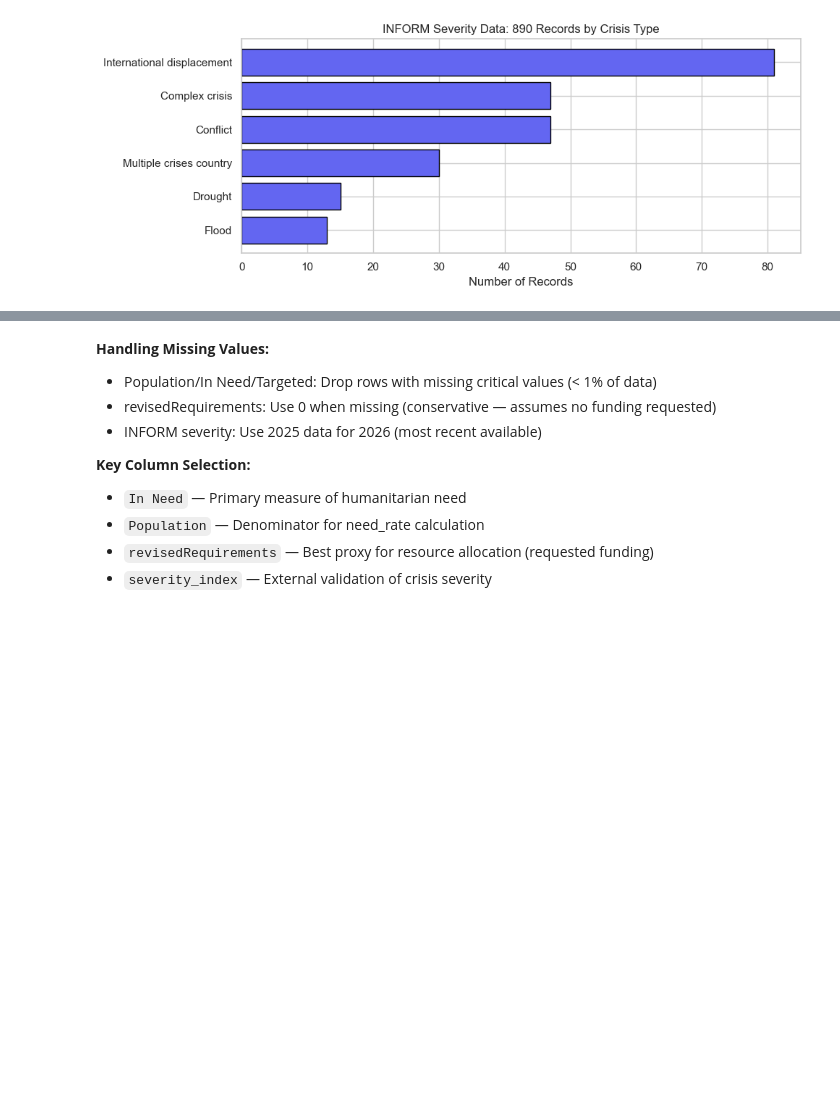
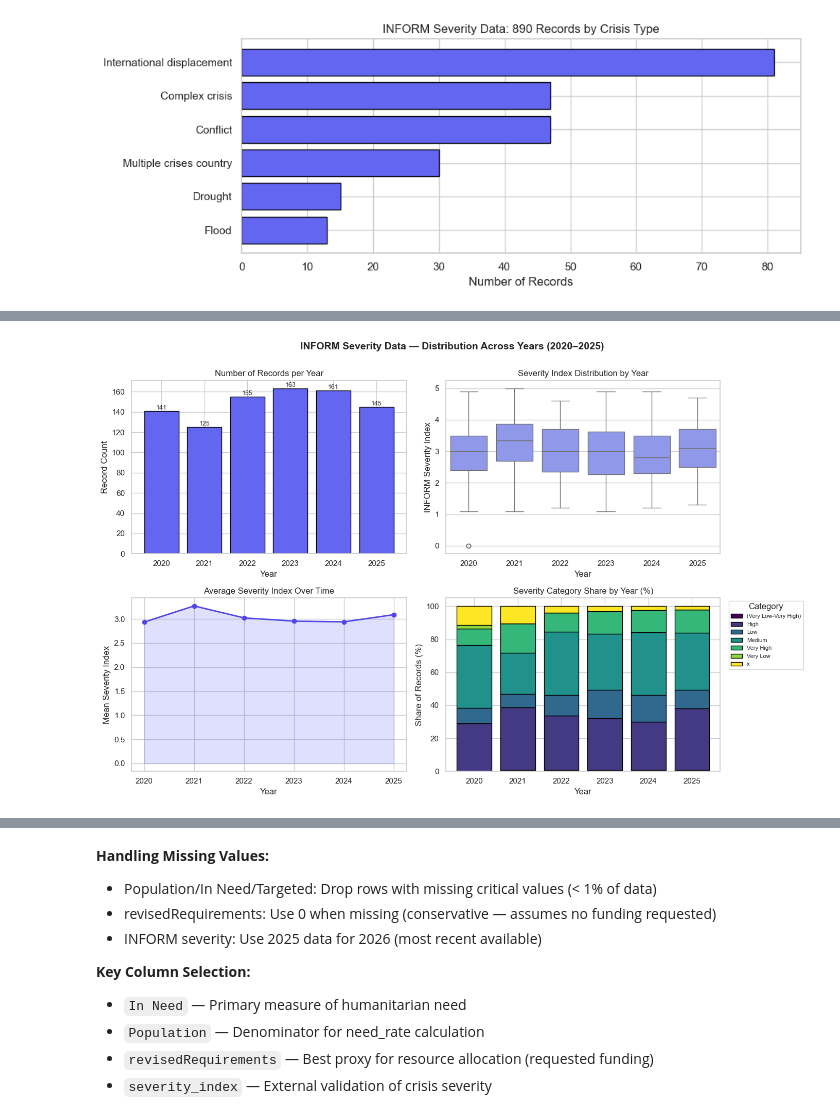
Before and after one commit to USER-397X/OCHA, a Jupyter notebook: ocha_eda.ipynb, the cells around one changed output, grey strips where cells are left out. Drawn from its saved outputs; the diff is of its cells as text; code cells hidden in the pictures; blank space fills up the shorter version.

```diff
--- a/ocha_eda.ipynb
+++ b/ocha_eda.ipynb
@@ -169,0 +258,55 @@ plt.show()
+# %%
+# Distribution of INFORM Severity data across years
+fig, axes = plt.subplots(2, 2, figsize=(14, 9))
+
+# --- 1. Record counts per year ---
+year_counts = inform["year"].value_counts().sort_index()
+axes[0, 0].bar(year_counts.index.astype(int), year_counts.values,
+               color="#6366f1", edgecolor="black")
+axes[0, 0].set_title("Number of Records per Year")
+axes[0, 0].set_xlabel("Year")
+axes[0, 0].set_ylabel("Record Count")
+for x, y in zip(year_counts.index.astype(int), year_counts.values):
+    axes[0, 0].text(x, y, f"{y:,}", ha="center", va="bottom", fontsize=9)
+
+# --- 2. Severity index distribution by year (boxplot) ---
+sns.boxplot(
+    data=inform.dropna(subset=["severity_index", "year"]),
+    x="year", y="severity_index",
+    ax=axes[0, 1], color="#818cf8"
+)
+axes[0, 1].set_title("Severity Index Distribution by Year")
+axes[0, 1].set_xlabel("Year")
+axes[0, 1].set_ylabel("INFORM Severity Index")
+
+# --- 3. Mean severity index trend ---
+mean_sev = inform.groupby("year")["severity_index"].mean().sort_index()
+axes[1, 0].plot(mean_sev.index.astype(int), mean_sev.values,
+                marker="o", color="#4f46e5", linewidth=2)
+axes[1, 0].fill_between(mean_sev.index.astype(int), mean_sev.values,
+                        alpha=0.2, color="#6366f1")
+axes[1, 0].set_title("Average Severity Index Over Time")
+axes[1, 0].set_xlabel("Year")
+axes[1, 0].set_ylabel("Mean Severity Index")
+
+# --- 4. Severity category composition by year (stacked %) ---
+cat_by_year = (
+    inform.dropna(subset=["severity_category", "year"])
+          .groupby(["year", "severity_category"]).size()
+          .unstack(fill_value=0)
+)
+cat_pct = cat_by_year.div(cat_by_year.sum(axis=1), axis=0) * 100
+cat_pct.plot(kind="bar", stacked=True, ax=axes[1, 1],
+             colormap="viridis", edgecolor="black", width=0.8)
+axes[1, 1].set_title("Severity Category Share by Year (%)")
+axes[1, 1].set_xlabel("Year")
+axes[1, 1].set_ylabel("Share of Records (%)")
+axes[1, 1].legend(title="Category", bbox_to_anchor=(1.02, 1), loc="upper left", fontsize=8)
+axes[1, 1].tick_params(axis="x", rotation=0)
+
+plt.suptitle("INFORM Severity Data — Distribution Across Years (2020–2025)",
+             fontsize=14, fontweight="bold", y=1.00)
+plt.tight_layout()
+plt.show()
+# %% [output]
+[figure, added]
```
Also changed, not shown: parts of 30 cells of this notebook.
